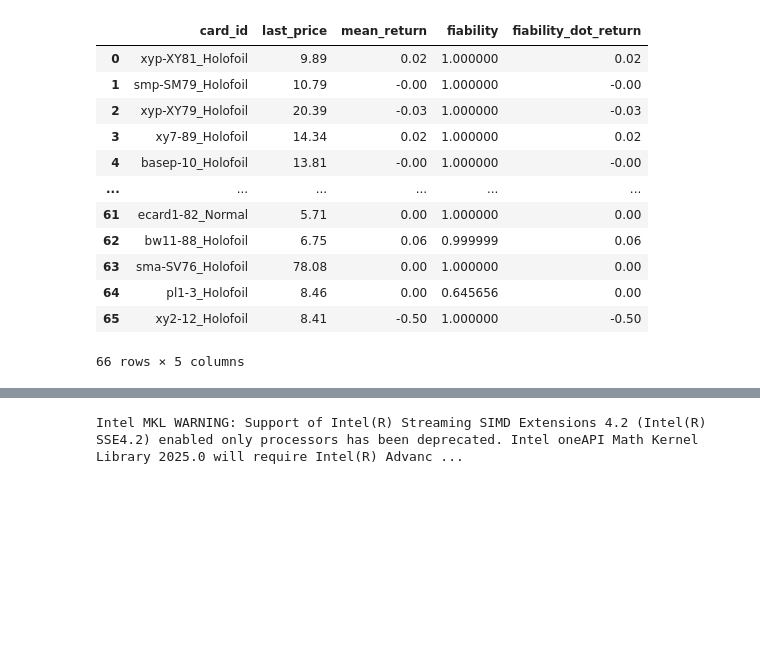
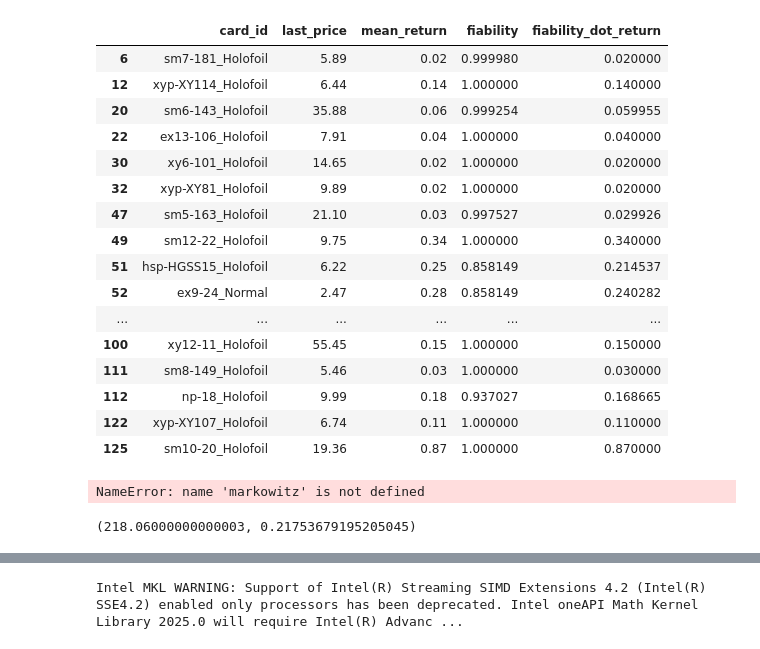
Before and after one commit to nayelsdk/Quantitative_Portfolio_Pokemon_Card, a Jupyter notebook: markowitz.ipynb, the cells around one changed output, grey strips where cells are left out. Cells and saved outputs as stored; diff of their text form; code cells hidden in the pictures; blank space fills up the shorter version.

```diff
--- a/markowitz.ipynb
+++ b/markowitz.ipynb
@@ -54,16 +16,0 @@ df=get_dataframe_cards_matrix(path)
-# %%
-df
-# %% [output]
-|  | card_id | last_price | mean_return | fiability | fiability_dot_return |
-| 0 | xyp-XY81_Holofoil | 9.89 | 0.02 | 1.000000 | 0.02 |
-| 1 | smp-SM79_Holofoil | 10.79 | -0.00 | 1.000000 | -0.00 |
-| 2 | xyp-XY79_Holofoil | 20.39 | -0.03 | 1.000000 | -0.03 |
-| 3 | xy7-89_Holofoil | 14.34 | 0.02 | 1.000000 | 0.02 |
-| 4 | basep-10_Holofoil | 13.81 | -0.00 | 1.000000 | -0.00 |
-| ... | ... | ... | ... | ... | ... |
-| 61 | ecard1-82_Normal | 5.71 | 0.00 | 1.000000 | 0.00 |
-| 62 | bw11-88_Holofoil | 6.75 | 0.06 | 0.999999 | 0.06 |
-| 63 | sma-SV76_Holofoil | 78.08 | 0.00 | 1.000000 | 0.00 |
-| 64 | pl1-3_Holofoil | 8.46 | 0.00 | 0.645656 | 0.00 |
-| 65 | xy2-12_Holofoil | 8.41 | -0.50 | 1.000000 | -0.50 |
-66 rows × 5 columns
@@ -69,0 +101,30 @@ df
+# %%
+mu=markowitz.get_optimized_return_mean_matrix_fiability()
+# %%
+mu
+# %% [output]
+|  | card_id | last_price | mean_return | fiability | fiability_dot_return |
+| 6 | sm7-181_Holofoil | 5.89 | 0.02 | 0.999980 | 0.020000 |
+| 12 | xyp-XY114_Holofoil | 6.44 | 0.14 | 1.000000 | 0.140000 |
+| 20 | sm6-143_Holofoil | 35.88 | 0.06 | 0.999254 | 0.059955 |
+| 22 | ex13-106_Holofoil | 7.91 | 0.04 | 1.000000 | 0.040000 |
+| 30 | xy6-101_Holofoil | 14.65 | 0.02 | 1.000000 | 0.020000 |
+| 32 | xyp-XY81_Holofoil | 9.89 | 0.02 | 1.000000 | 0.020000 |
+| 47 | sm5-163_Holofoil | 21.10 | 0.03 | 0.997527 | 0.029926 |
+| 49 | sm12-22_Holofoil | 9.75 | 0.34 | 1.000000 | 0.340000 |
+| 51 | hsp-HGSS15_Holofoil | 6.22 | 0.25 | 0.858149 | 0.214537 |
+| 52 | ex9-24_Normal | 2.47 | 0.28 | 0.858149 | 0.240282 |
+| ... | ... | ... | ... | ... | ... |
+| 100 | xy12-11_Holofoil | 55.45 | 0.15 | 1.000000 | 0.150000 |
+| 111 | sm8-149_Holofoil | 5.46 | 0.03 | 1.000000 | 0.030000 |
+| 112 | np-18_Holofoil | 9.99 | 0.18 | 0.937027 | 0.168665 |
+| 122 | xyp-XY107_Holofoil | 6.74 | 0.11 | 1.000000 | 0.110000 |
+| 125 | sm10-20_Holofoil | 19.36 | 0.87 | 1.000000 | 0.870000 |
+# %%
+a=markowitz.optimize_cards_sell()
+# %% [output]
+NameError: name 'markowitz' is not defined
+# %%
+a[0],a[1]
+# %% [output]
+(218.06000000000003, 0.21753679195205045)
```
Also changed, not shown: parts of 30 cells of this notebook, 11 other files.
